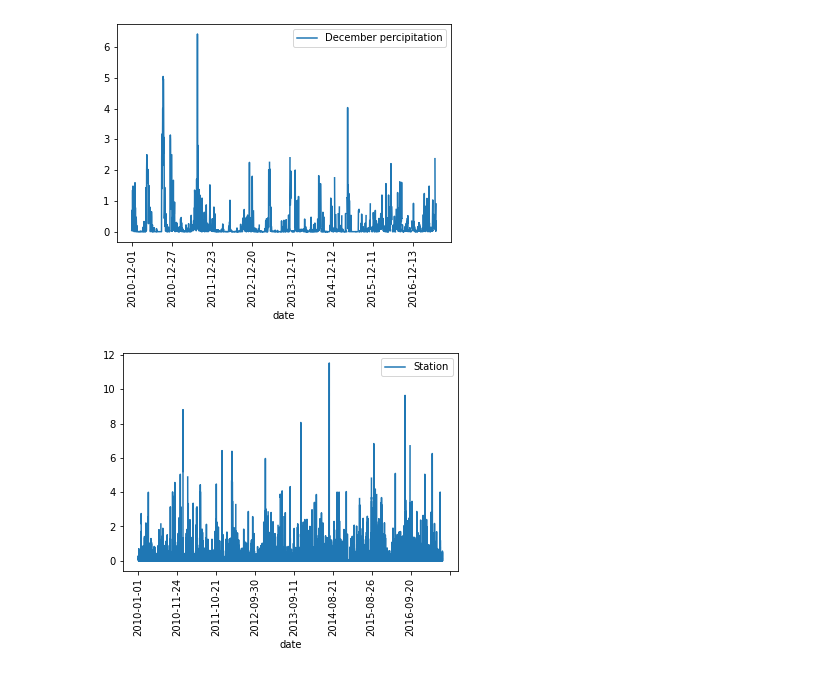
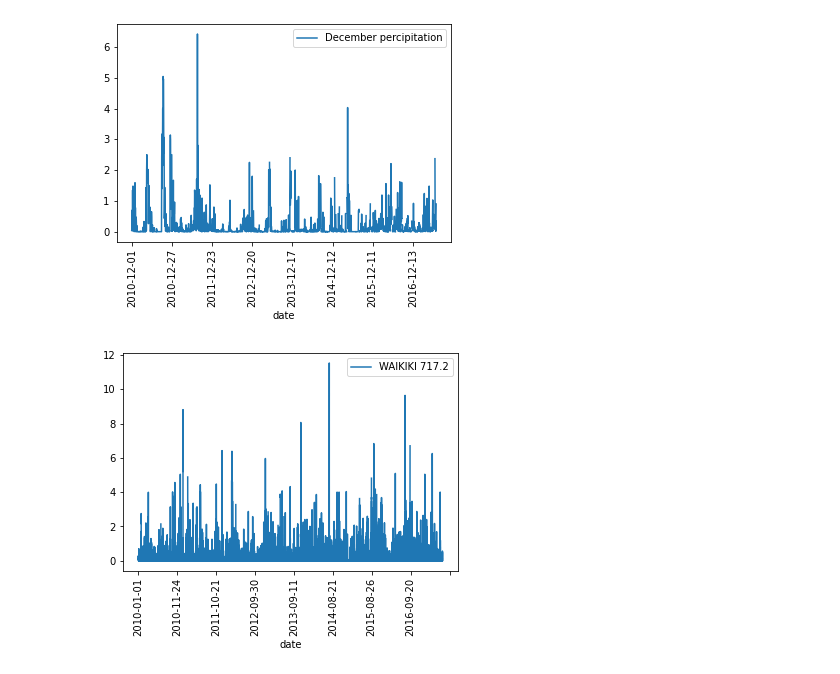
Before and after one commit to Ayesha-da/surfs_up, a Jupyter notebook: SurfsUp_Challenge.ipynb, the cells around one changed output. Drawn from its saved outputs; the diff is of its cells as text; code cells hidden in the pictures.

```diff
--- a/SurfsUp_Challenge.ipynb
+++ b/SurfsUp_Challenge.ipynb
@@ -168,13 +168,14 @@ plt.show()
 # %% [output]
 [figure]
 # %%
+# Station percipitation
 results_station_prcp = session.query(Measurement.date, Measurement.prcp).filter(Station.name=='WAIKIKI 717.2, HI US').all()
 station_df_prcp = pd.DataFrame(results_station_prcp, columns=['date','percipitation'])
-station_df_prcp = station_df_prcp.set_axis(['date',"Station"], axis=1)
+station_df_prcp = station_df_prcp.set_axis(['date',"WAIKIKI 717.2"], axis=1)
 station_df_prcp.set_index(station_df_prcp['date'], inplace=True)
 df = station_df_prcp.sort_index()
 df.plot()
 plt.xticks(rotation='vertical')
 plt.show()
 # %% [output]
-[figure, old version]
+[figure, new version]
```
